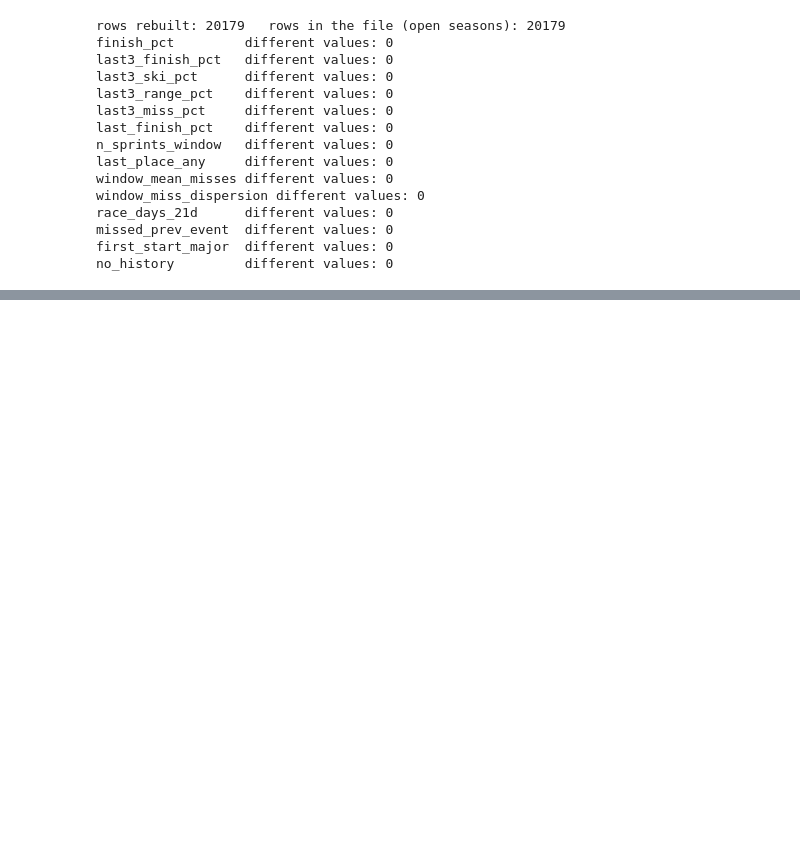
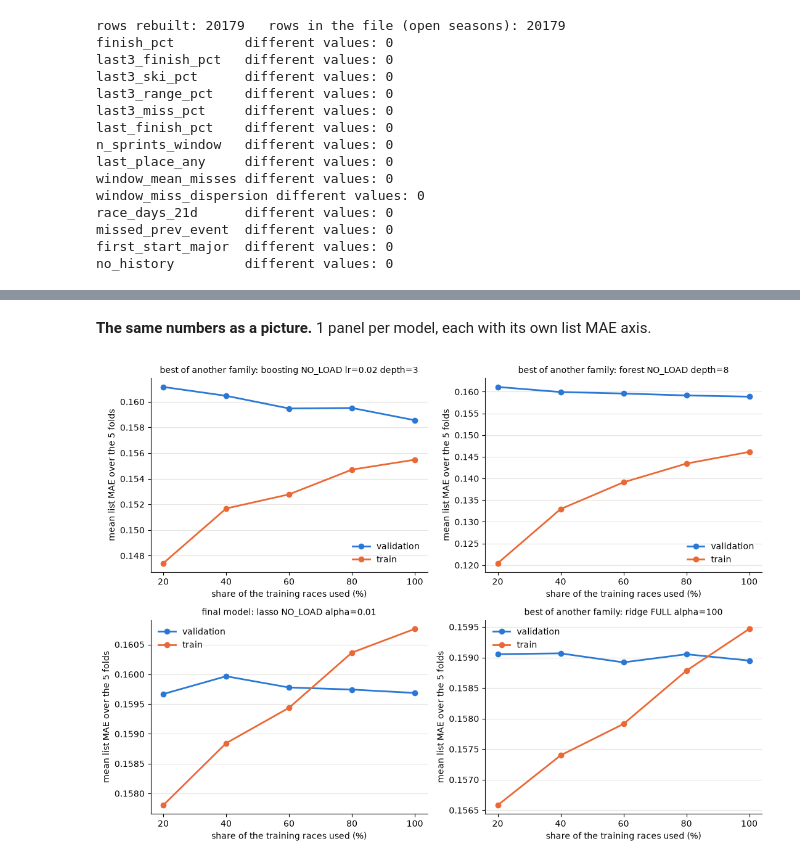
Before and after one commit to dupaski-1/biathlon-form, a Jupyter notebook: lab_book.ipynb, the cells around one changed output, grey strips where cells are left out. Cells and saved outputs as stored; diff of their text form; code cells hidden in the pictures; blank space fills up the shorter version.

```diff
--- a/lab_book.ipynb
+++ b/lab_book.ipynb
@@ -3764,0 +2952,12 @@ nations with finishers in 2020/21 to 2022/23 and none in the test seasons: BIH,
+# %%
+scores = p.load_output("models_scores_per_fold")
+names = ["lasso NO_LOAD alpha=0.01", "lasso FULL alpha=0.01"]
+val = scores[(scores["part"] == "validation") & scores["name"].isin(names)]
+print("nonzero weights per fold:")
+print(val.pivot(index="val_season", columns="name", values="nonzero")[names].to_string())
+print()
+print("validation list MAE per fold:")
+print(val.pivot(index="val_season", columns="name", values="list_mae")[names].round(5).to_string())
+table = p.load_output("models_candidates").set_index("name")
+print()
+print("mean validation list MAE:", {name: round(table.loc[name, "val_list_mae_mean"], 6) for name in names})
@@ -3764,0 +3102,10 @@ nations with finishers in 2020/21 to 2022/23 and none in the test seasons: BIH,
+# %%
+curve = p.load_output("models_learning_curve")
+for name in curve["name"].unique():
+    one = curve[curve["name"] == name]
+    print(one["role"].iloc[0], ":", name)
+    print(one[["share", "n_train_races", "n_train_rows", "train_list_mae", "val_list_mae"]].round(5).to_string(index=False))
+    print("   change of the validation list MAE from 80 % to 100 %:",
+          round(one["val_list_mae"].iloc[-1] - one["val_list_mae"].iloc[-2], 5),
+          "   from 20 % to 100 %:", round(one["val_list_mae"].iloc[-1] - one["val_list_mae"].iloc[0], 5))
+    print()
@@ -3764,0 +3130,23 @@ nations with finishers in 2020/21 to 2022/23 and none in the test seasons: BIH,
+# %% [markdown]
+**The same numbers as a picture.** 1 panel per model, each with its own list MAE axis.
+# %%
+import matplotlib.pyplot as plt
+
+curve = p.load_output("models_learning_curve")
+names = list(curve["name"].unique())
+fig, axes = plt.subplots(2, 2, figsize=(11, 8))
+for ax, name in zip(axes.flat, names):
+    one = curve[curve["name"] == name]
+    ax.plot(one["share"] * 100, one["val_list_mae"], color="#2a78d6", linewidth=2, marker="o", label="validation")
+    ax.plot(one["share"] * 100, one["train_list_mae"], color="#eb6834", linewidth=2, marker="o", label="train")
+    ax.set_xticks(one["share"] * 100)
+    ax.set_xlabel("share of the training races used (%)")
+    ax.set_ylabel("mean list MAE over the 5 folds")
+    ax.set_title(one["role"].iloc[0] + ": " + name, fontsize=10)
+    ax.grid(axis="y", color="#e5e4e0", linewidth=0.8)
+    ax.spines[["top", "right"]].set_visible(False)
+    ax.legend(frameon=False)
+plt.tight_layout()
+plt.show()
+# %% [output]
+[figure, added]
```
Also changed, not shown: parts of 218 cells of this notebook, 33 other files.
